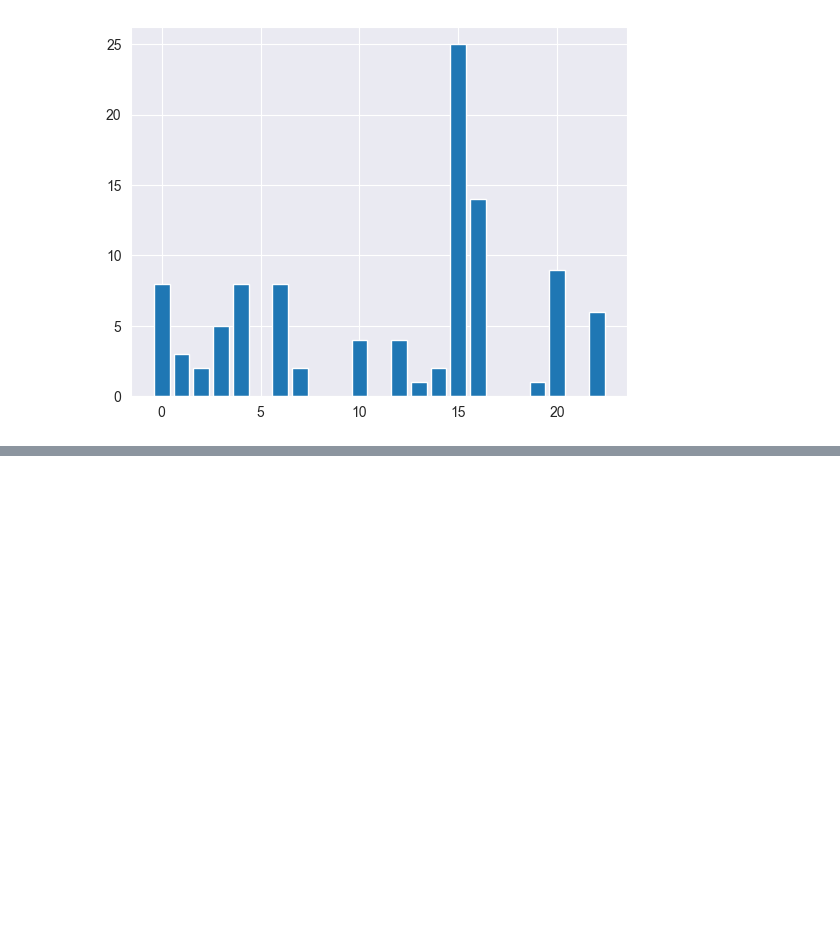
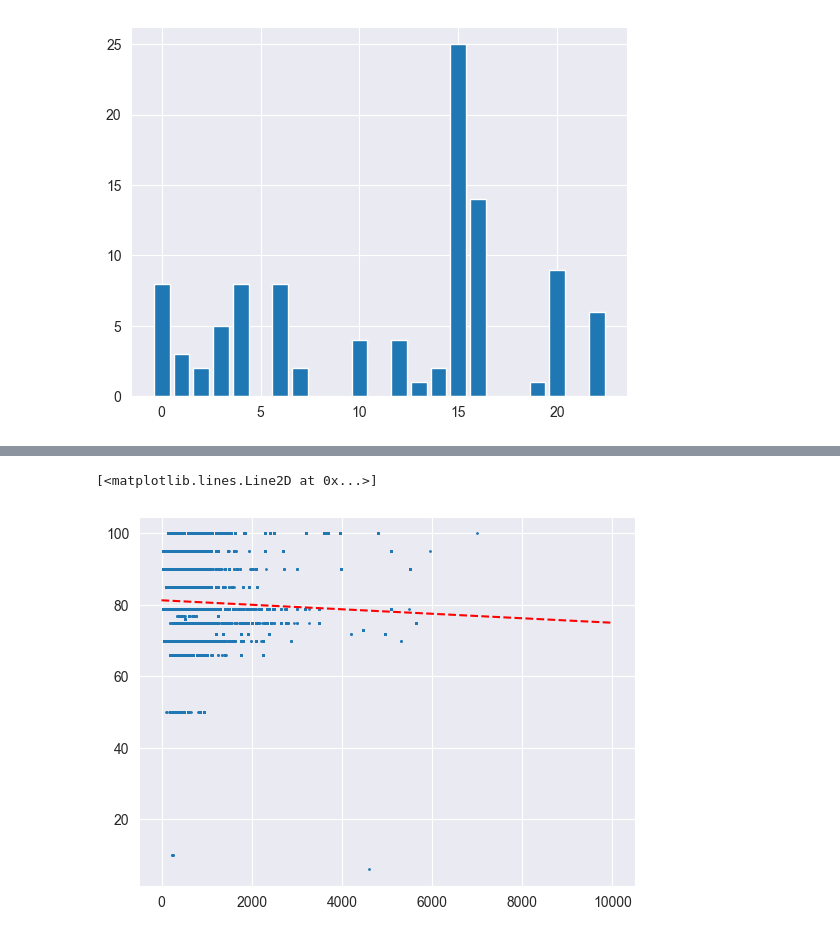
Before and after one commit to marsneko/books_shop, a Jupyter notebook: topsalesAnalyze.ipynb, the cells around one changed output, grey strips where cells are left out. Cells and saved outputs as stored; diff of their text form; code cells hidden in the pictures; blank space fills up the shorter version.

```diff
--- a/topsalesAnalyze.ipynb
+++ b/topsalesAnalyze.ipynb
@@ -642,0 +667,12 @@ plt.hist(df[df['publishDate_'] >= pd.to_datetime('2014-01-01')]['publishDate_'],
+# %%
+df = df.dropna(subset=['discount','initprice'])
+plt.scatter(df['initprice'],df['discount'],s=1)
+x = df['initprice']
+y = df['discount']
+z = np.polyfit(x, y, 1)
+p = lambda x: z[0]*x + z[1]
+lsp = np.linspace(0,10000,100)
+plt.plot(lsp, p(lsp), "r--")
+# %% [output]
+[<matplotlib.lines.Line2D at 0x...>]
+[figure, added]
```
Also changed, not shown: parts of 9 cells of this notebook, 40 other files.
